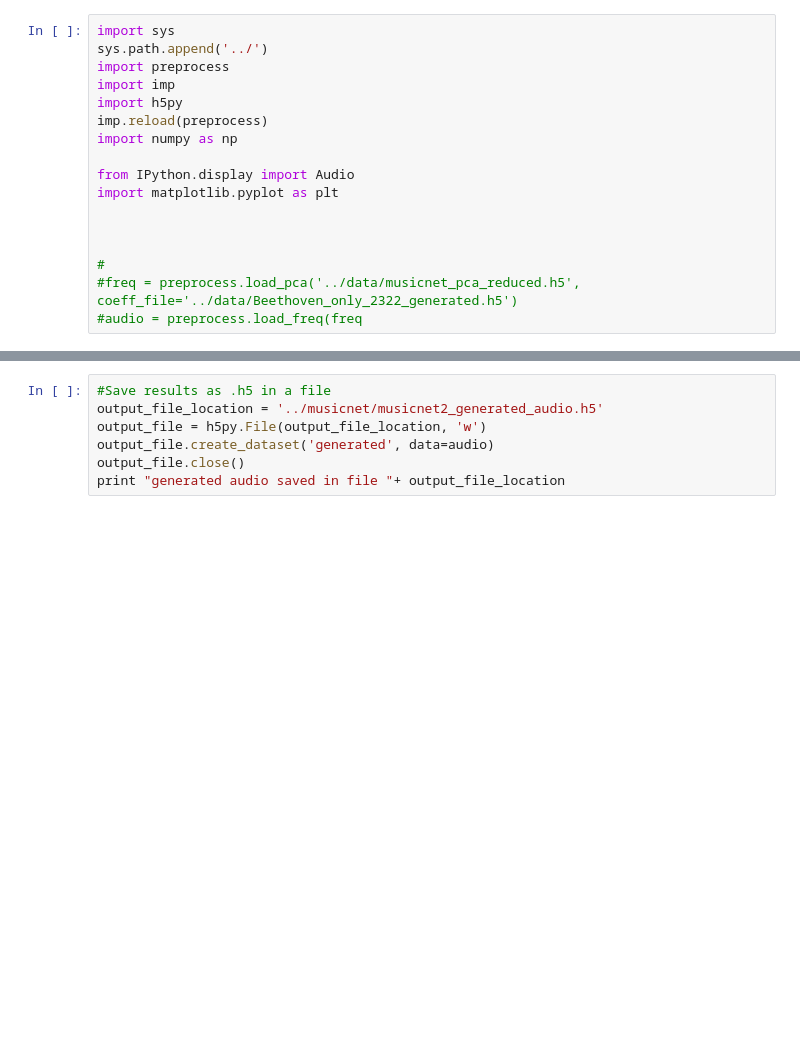
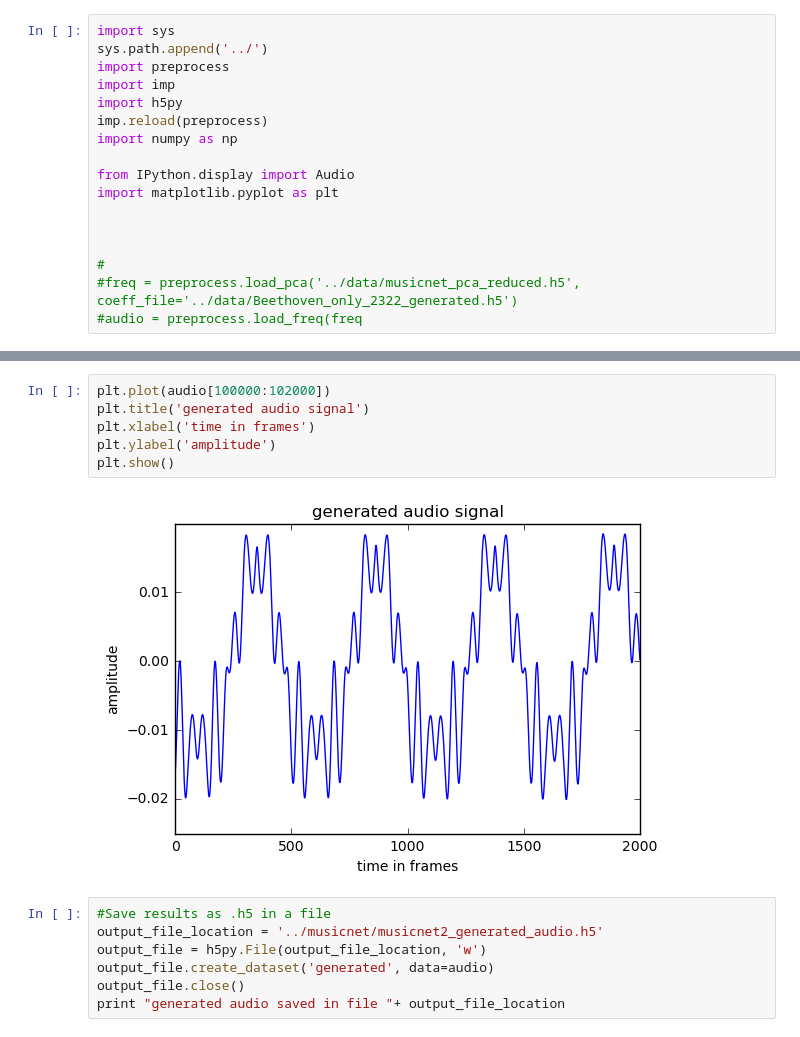
Before and after one commit to christoph26/tensorflow-wavenet, a Jupyter notebook: notebooks/evaluate_results.ipynb, the cells around one changed output, grey strips where cells are left out. Drawn from its saved outputs; the diff is of its cells as text; blank space fills up the shorter version.

```diff
--- a/notebooks/evaluate_results.ipynb
+++ b/notebooks/evaluate_results.ipynb
@@ -63,6 +61,14 @@ Audio(audio[:audio_length], rate=sample_freq)
 # %% [output]
 frequencies of file generated converted into audio signal
 [interactive output not drawn]
+# %%
+plt.plot(audio[100000:102000])
+plt.title('generated audio signal')
+plt.xlabel('time in frames')
+plt.ylabel('amplitude')
+plt.show()
+# %% [output]
+[figure, added]
 # %%
 #Save results as .h5 in a file
 output_file_location = '../musicnet/musicnet2_generated_audio.h5'
```
Also changed, not shown: parts of 2 cells of this notebook, 4 other files.
